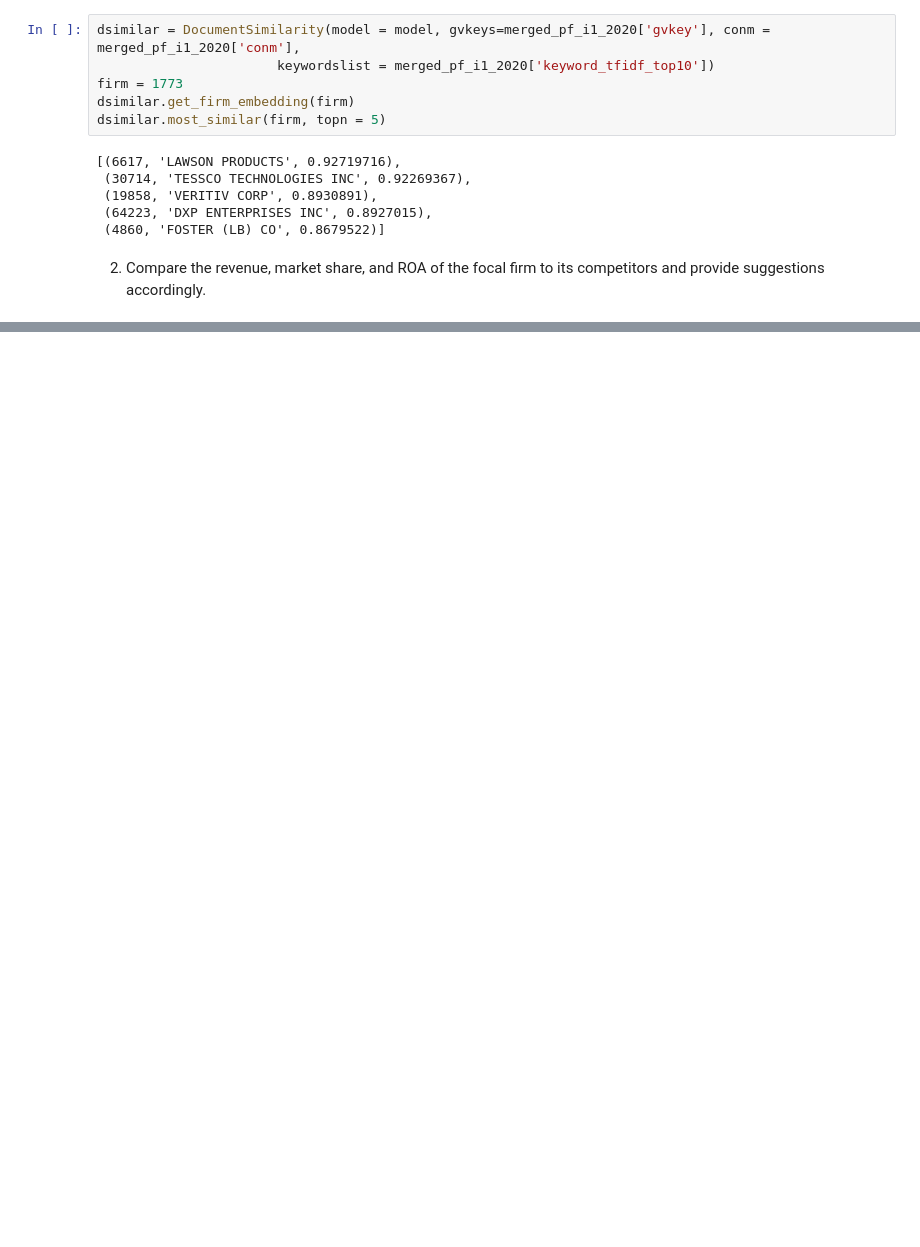
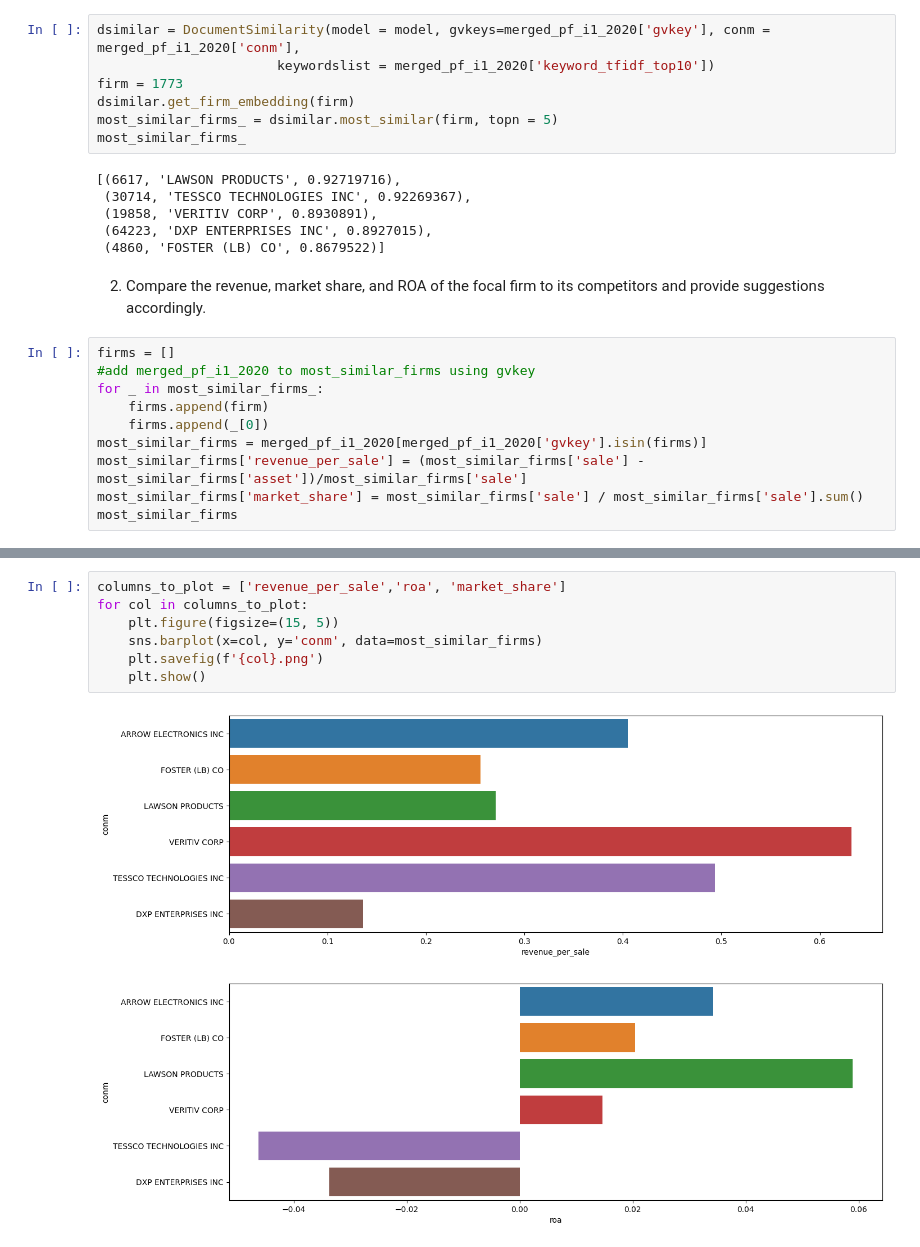
Before and after one commit to ChetanSarda99/BAIT508_GroupProject, a Jupyter notebook: chetan_project.ipynb, the cells around one changed output, grey strips where cells are left out. Cells and saved outputs as stored; diff of their text form; blank space fills up the shorter version.

Commit message:
last part charts added

```diff
--- a/chetan_project.ipynb
+++ b/chetan_project.ipynb
@@ -355,7 +358,8 @@ dsimilar = DocumentSimilarity(model = model, gvkeys=merged_pf_i1_2020['gvkey'],
                        keywordslist = merged_pf_i1_2020['keyword_tfidf_top10'])
 firm = 1773
 dsimilar.get_firm_embedding(firm)
-dsimilar.most_similar(firm, topn = 5)
+most_similar_firms_ = dsimilar.most_similar(firm, topn = 5)
+most_similar_firms_
 # %% [output]
 [(6617, 'LAWSON PRODUCTS', 0.92719716),
  (30714, 'TESSCO TECHNOLOGIES INC', 0.92269367),
@@ -364,3 +368,13 @@ dsimilar.most_similar(firm, topn = 5)
  (4860, 'FOSTER (LB) CO', 0.8679522)]
 # %% [markdown]
 2.	Compare the revenue, market share, and ROA of the focal firm to its competitors and provide suggestions accordingly.
+# %%
+firms = []
+#add merged_pf_i1_2020 to most_similar_firms using gvkey
+for _ in most_similar_firms_:
+    firms.append(firm)
+    firms.append(_[0])
+most_similar_firms = merged_pf_i1_2020[merged_pf_i1_2020['gvkey'].isin(firms)]
+most_similar_firms['revenue_per_sale'] = (most_similar_firms['sale'] - most_similar_firms['asset'])/most_similar_firms['sale']
+most_similar_firms['market_share'] = most_similar_firms['sale'] / most_similar_firms['sale'].sum()
+most_similar_firms
@@ -366,0 +399,10 @@ dsimilar.most_similar(firm, topn = 5)
+# %%
+columns_to_plot = ['revenue_per_sale','roa', 'market_share']
+for col in columns_to_plot:
+    plt.figure(figsize=(15, 5))
+    sns.barplot(x=col, y='conm', data=most_similar_firms)
+    plt.savefig(f'{col}.png')
+    plt.show()
+# %% [output]
+[figure, added]
+[figure, added]
```
Also changed, not shown: parts of 8 cells of this notebook, 7 other files.
